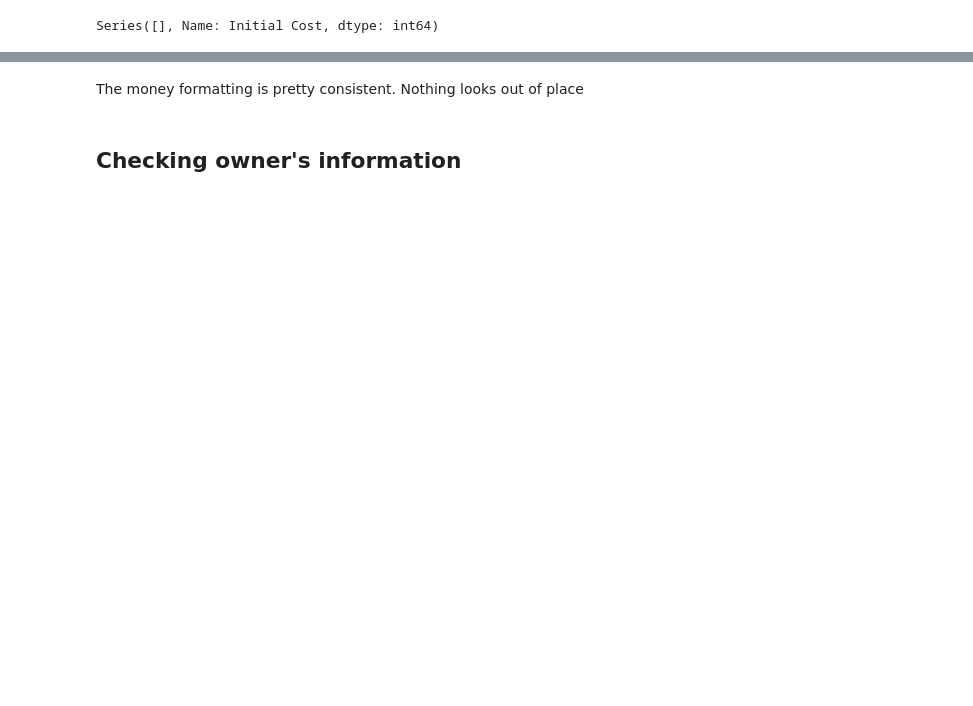
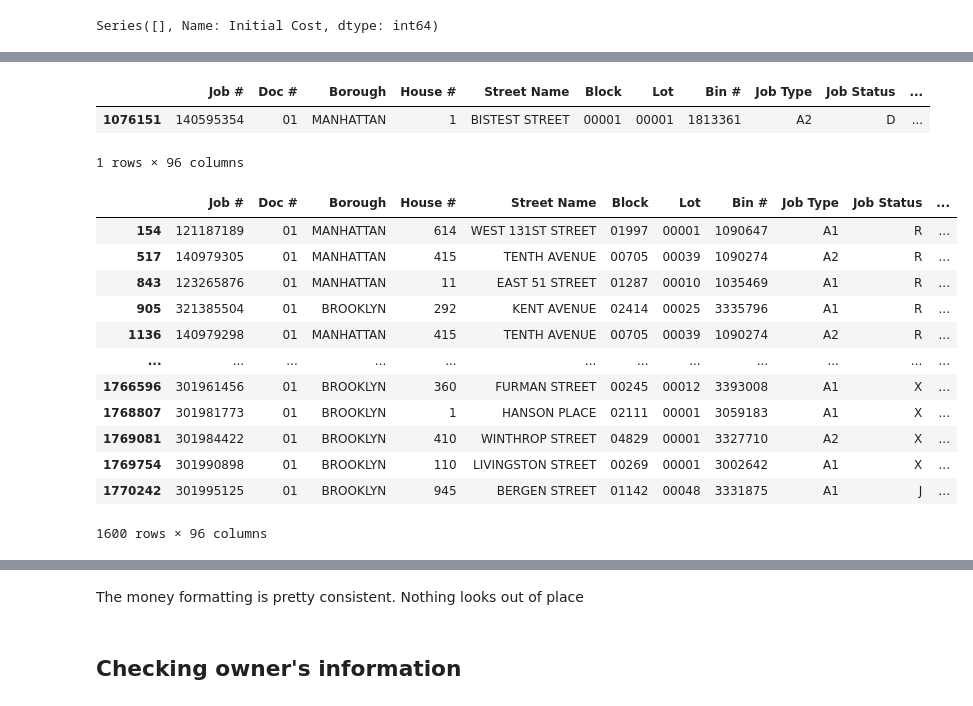
Before and after one commit to darkcb109/DOB-Job-Application-Cleaning, a Jupyter notebook: DOB_Job_Cleaning.ipynb, the cells around one changed output, grey strips where cells are left out. Cells and saved outputs as stored; diff of their text form; code cells hidden in the pictures; blank space fills up the shorter version.

```diff
--- a/DOB_Job_Cleaning.ipynb
+++ b/DOB_Job_Cleaning.ipynb
@@ -634,3 +904,25 @@ Series([], Name: Initial Cost, dtype: int64)
+# %%
+df.loc[df['Initial Cost'] == 999999999]
+# %% [output]
+|  | Job # | Doc # | Borough | House # | Street Name | Block | Lot | Bin # | Job Type | Job Status | ... |
+| 1076151 | 140595354 | 01 | MANHATTAN | 1 | BISTEST STREET | 00001 | 00001 | 1813361 | A2 | D | ... |
+1 rows × 96 columns
+# %%
+df.loc[df['Initial Cost']>= 9000000]
+# %% [output]
+|  | Job # | Doc # | Borough | House # | Street Name | Block | Lot | Bin # | Job Type | Job Status | ... |
+| 154 | 121187189 | 01 | MANHATTAN | 614 | WEST 131ST STREET | 01997 | 00001 | 1090647 | A1 | R | ... |
+| 517 | 140979305 | 01 | MANHATTAN | 415 | TENTH AVENUE | 00705 | 00039 | 1090274 | A2 | R | ... |
+| 843 | 123265876 | 01 | MANHATTAN | 11 | EAST 51 STREET | 01287 | 00010 | 1035469 | A1 | R | ... |
+| 905 | 321385504 | 01 | BROOKLYN | 292 | KENT AVENUE | 02414 | 00025 | 3335796 | A1 | R | ... |
+| 1136 | 140979298 | 01 | MANHATTAN | 415 | TENTH AVENUE | 00705 | 00039 | 1090274 | A2 | R | ... |
+| ... | ... | ... | ... | ... | ... | ... | ... | ... | ... | ... | ... |
+| 1766596 | 301961456 | 01 | BROOKLYN | 360 | FURMAN STREET | 00245 | 00012 | 3393008 | A1 | X | ... |
+| 1768807 | 301981773 | 01 | BROOKLYN | 1 | HANSON PLACE | 02111 | 00001 | 3059183 | A1 | X | ... |
+| 1769081 | 301984422 | 01 | BROOKLYN | 410 | WINTHROP STREET | 04829 | 00001 | 3327710 | A2 | X | ... |
+| 1769754 | 301990898 | 01 | BROOKLYN | 110 | LIVINGSTON STREET | 00269 | 00001 | 3002642 | A1 | X | ... |
+| 1770242 | 301995125 | 01 | BROOKLYN | 945 | BERGEN STREET | 01142 | 00048 | 3331875 | A1 | J | ... |
+1600 rows × 96 columns
 # %%
 show_vals("Total Est. Fee")
 show_vals("Fee Status")
```
Also changed, not shown: parts of 76 cells of this notebook.
